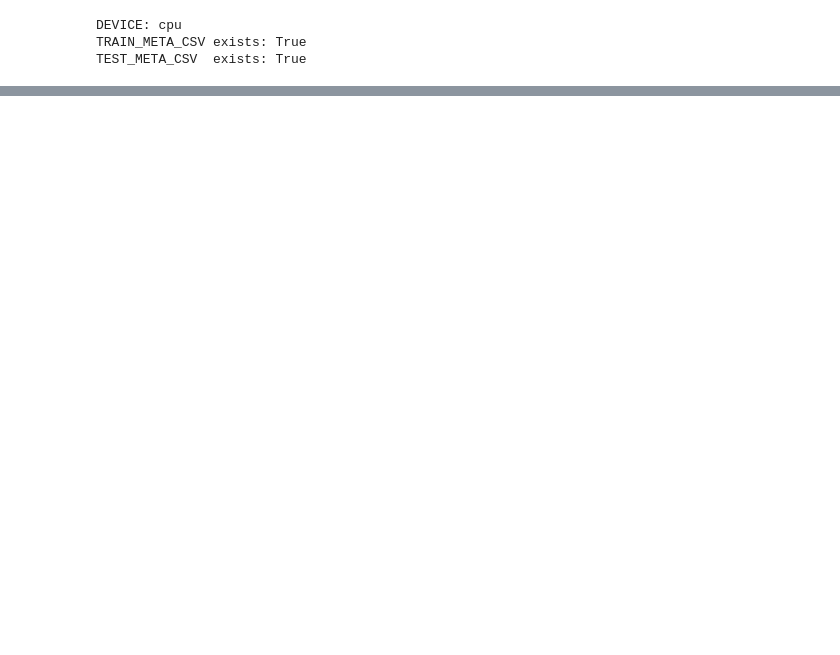
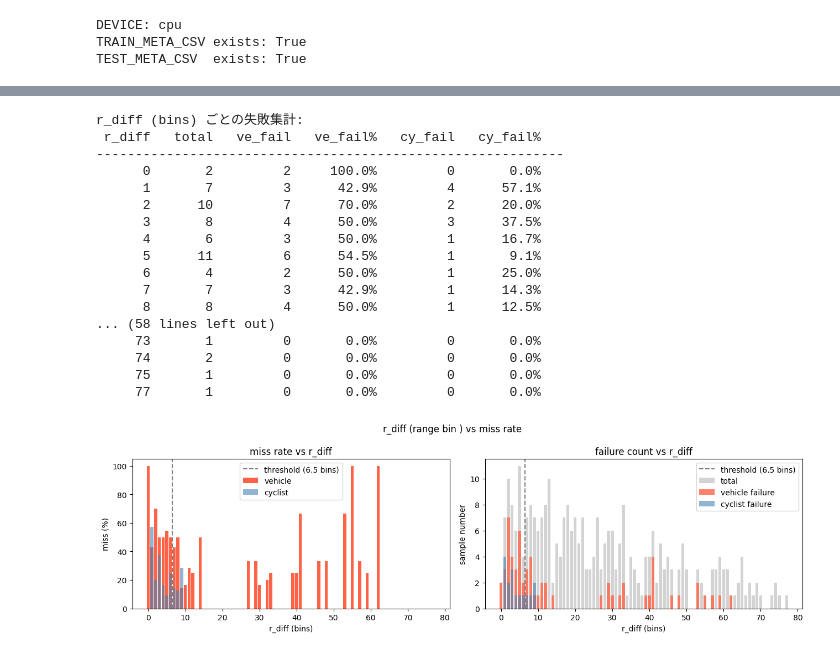
Before and after one commit to kousukeyamakubo/study, a Jupyter notebook: 400MHz変更用/check.ipynb, the cells around one changed output, grey strips where cells are left out. Cells and saved outputs as stored; diff of their text form; code cells hidden in the pictures; blank space fills up the shorter version.

```diff
--- a/400MHz変更用/check.ipynb
+++ b/400MHz変更用/check.ipynb
@@ -963 +929,74 @@ vehicle正解への検出率: 0.883
 | 37 | 1 | 159 | 1 | 159 | -1 | -1 |
+# %%
+# === 近接失敗ケース: r_diff ごとの失敗数・失敗率 ===
+import matplotlib.pyplot as plt
+import numpy as np
+
+# 全サンプルにr_diffを付加
+pred_df2 = pred_df.copy()
+pred_df2['r_diff'] = abs(pred_df2['cy_true_r'] - pred_df2['ve_true_r'])
+
+# r_diff ごとに集計
+summary = []
+for d in sorted(pred_df2['r_diff'].unique()):
+    sub = pred_df2[pred_df2['r_diff'] == d]
+    total = len(sub)
+    ve_fail = (sub['ve_hit'] == 0).sum()
+    cy_fail = (sub['cy_hit'] == 0).sum()
+    summary.append({'r_diff': d, 'total': total,
+                     've_fail': ve_fail, 'cy_fail': cy_fail,
+                     've_fail_rate': ve_fail / total,
+                     'cy_fail_rate': cy_fail / total})
+
+import pandas as pd
+summary_df = pd.DataFrame(summary)
+
+print('r_diff (bins) ごとの失敗集計:')
+print(f'{"r_diff":>7}  {"total":>6}  {"ve_fail":>8}  {"ve_fail%":>9}  {"cy_fail":>8}  {"cy_fail%":>9}')
+print('-' * 60)
+for _, row in summary_df.iterrows():
+    print(f"{int(row['r_diff']):>7}  {int(row['total']):>6}  {int(row['ve_fail']):>8}  {row['ve_fail_rate']*100:>8.1f}%  {int(row['cy_fail']):>8}  {row['cy_fail_rate']*100:>8.1f}%")
+
+# 可視化
+fig, axes = plt.subplots(1, 2, figsize=(13, 4))
+fig.suptitle('r_diff (range bin ) vs miss rate')
+
+diffs = summary_df['r_diff'].values
+axes[0].bar(diffs, summary_df['ve_fail_rate'] * 100, color='tomato', label='vehicle')
+axes[0].bar(diffs, summary_df['cy_fail_rate'] * 100, color='steelblue', alpha=0.6, label='cyclist')
+axes[0].axvline(6.5, color='gray', linestyle='--', label='threshold (6.5 bins)')
+axes[0].set_xlabel('r_diff (bins)')
+axes[0].set_ylabel('miss (%)')
+axes[0].set_title('miss rate vs r_diff')
+axes[0].legend()
+
+axes[1].bar(diffs, summary_df['total'], color='lightgray', label='total')
+axes[1].bar(diffs, summary_df['ve_fail'], color='tomato', alpha=0.8, label='vehicle failure')
+axes[1].bar(diffs, summary_df['cy_fail'], color='steelblue', alpha=0.6, label='cyclist failure')
+axes[1].axvline(6.5, color='gray', linestyle='--', label='threshold (6.5 bins)')
+axes[1].set_xlabel('r_diff (bins)')
+axes[1].set_ylabel('sample number')
+axes[1].set_title('failure count vs r_diff')
+axes[1].legend()
+
+plt.tight_layout()
+plt.show()
+# %% [output]
+r_diff (bins) ごとの失敗集計:
+ r_diff   total   ve_fail   ve_fail%   cy_fail   cy_fail%
+------------------------------------------------------------
+      0       2         2     100.0%         0       0.0%
+      1       7         3      42.9%         4      57.1%
+      2      10         7      70.0%         2      20.0%
+      3       8         4      50.0%         3      37.5%
+      4       6         3      50.0%         1      16.7%
+      5      11         6      54.5%         1       9.1%
+      6       4         2      50.0%         1      25.0%
+      7       7         3      42.9%         1      14.3%
+      8       8         4      50.0%         1      12.5%
+... (58 lines left out)
+     73       1         0       0.0%         0       0.0%
+     74       2         0       0.0%         0       0.0%
+     75       1         0       0.0%         0       0.0%
+     77       1         0       0.0%         0       0.0%
+[figure, added]
```
Also changed, not shown: parts of 13 cells of this notebook, 1 other file.
